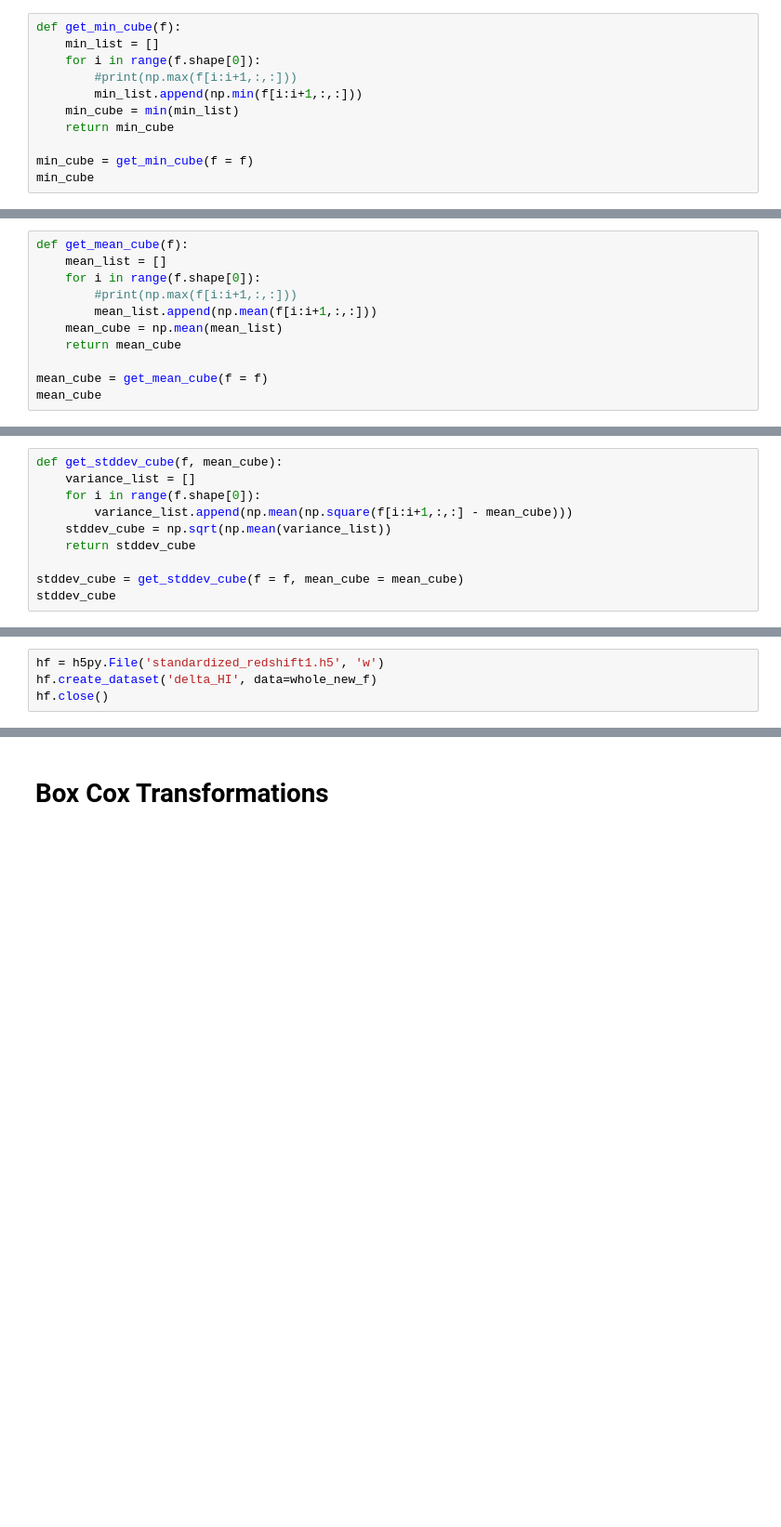
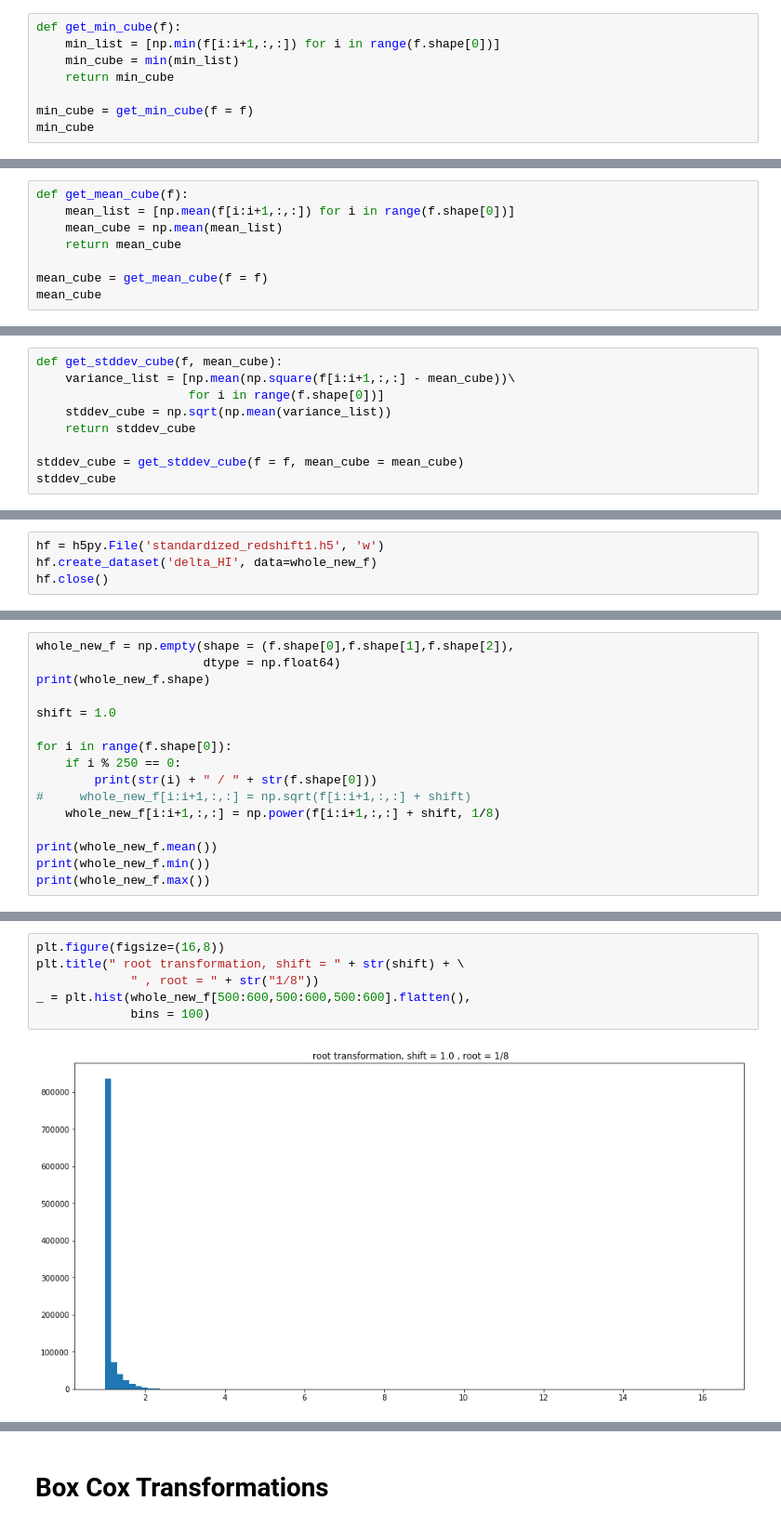
Before and after one commit to NYU-CDS-Capstone-Project/HydroGAN, a Jupyter notebook: notebooks/cube_transformations.ipynb, the cells around one changed output, grey strips where cells are left out. Shown: that part at 93% size. Saved outputs shown, nothing was run; the diff lists cells and outputs as text; blank space fills up the shorter version.

Commit message:
added several transformations

```diff
--- a/notebooks/cube_transformations.ipynb
+++ b/notebooks/cube_transformations.ipynb
@@ -48,10 +45,7 @@ max_cube
 ## Get min of whole cube
 # %%
 def get_min_cube(f):
-    min_list = []
-    for i in range(f.shape[0]):
-        #print(np.max(f[i:i+1,:,:]))
-        min_list.append(np.min(f[i:i+1,:,:]))
+    min_list = [np.min(f[i:i+1,:,:]) for i in range(f.shape[0])]
     min_cube = min(min_list)
     return min_cube
 
@@ -63,10 +57,7 @@ min_cube
 ## Get mean of whole cube
 # %%
 def get_mean_cube(f):
-    mean_list = []
-    for i in range(f.shape[0]):
-        #print(np.max(f[i:i+1,:,:]))
-        mean_list.append(np.mean(f[i:i+1,:,:]))
+    mean_list = [np.mean(f[i:i+1,:,:]) for i in range(f.shape[0])]
     mean_cube = np.mean(mean_list)
     return mean_cube
 
@@ -78,9 +69,8 @@ mean_cube
 ## Get stddev of whole cube
 # %%
 def get_stddev_cube(f, mean_cube):
-    variance_list = []
-    for i in range(f.shape[0]):
-        variance_list.append(np.mean(np.square(f[i:i+1,:,:] - mean_cube)))
+    variance_list = [np.mean(np.square(f[i:i+1,:,:] - mean_cube))\
+                     for i in range(f.shape[0])]
     stddev_cube = np.sqrt(np.mean(variance_list))
     return stddev_cube
 
@@ -173,0 +153,16 @@ hf.close()
+# %%
+whole_new_f = np.empty(shape = (f.shape[0],f.shape[1],f.shape[2]),
+                       dtype = np.float64)
+print(whole_new_f.shape)
+
+shift = 1.0
+
+for i in range(f.shape[0]):
+    if i % 250 == 0:
+        print(str(i) + " / " + str(f.shape[0]))
+#     whole_new_f[i:i+1,:,:] = np.sqrt(f[i:i+1,:,:] + shift)
+    whole_new_f[i:i+1,:,:] = np.power(f[i:i+1,:,:] + shift, 1/8)
+
+print(whole_new_f.mean())
+print(whole_new_f.min())
+print(whole_new_f.max())
@@ -173,0 +183,8 @@ hf.close()
+# %%
+plt.figure(figsize=(16,8))
+plt.title(" root transformation, shift = " + str(shift) + \
+             " , root = " + str("1/8"))
+_ = plt.hist(whole_new_f[500:600,500:600,500:600].flatten(),
+             bins = 100)
+# %% [output]
+[figure, added]
```
Also changed, not shown: parts of 62 cells of this notebook.
